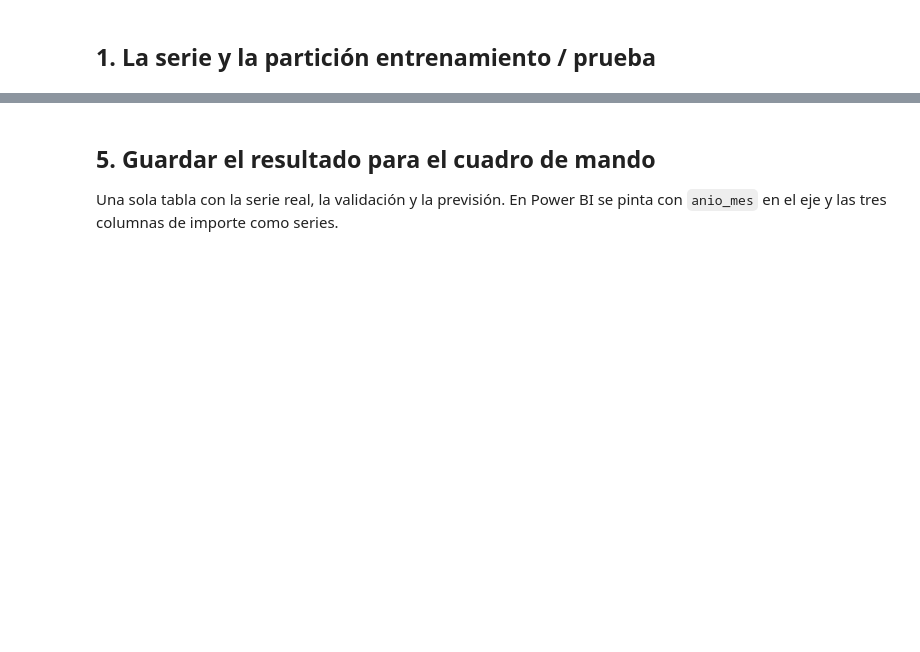
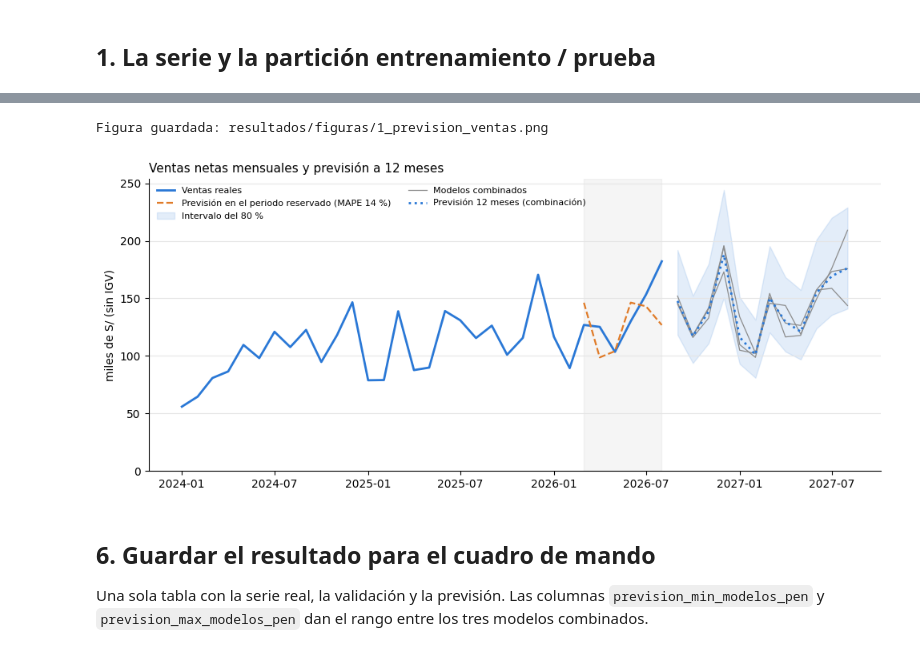
Before and after one commit to rudofra-lang/tfe-bi-ia-pyme, a Jupyter notebook: ml/01_prevision_ventas.ipynb, the cells around one changed output, grey strips where cells are left out. Cells and saved outputs as stored; diff of their text form; code cells hidden in the pictures; blank space fills up the shorter version.

Commit message:
Correcciones de la segunda entrega: previsión, conversión, riesgo de cobro y validación de enlaces

```diff
--- a/ml/01_prevision_ventas.ipynb
+++ b/ml/01_prevision_ventas.ipynb
@@ -110,0 +150,30 @@ print(f'Previsión de los próximos 12:    S/ {prevision_12.sum():,.0f}  ({(prev
+# %%
+H = 12
+meses_futuros = pd.period_range(serie.index[-1] + 1, periods=H, freq='M')
+por_modelo = pd.DataFrame({nombre: f(serie, H) for nombre, f in COMPONENTES.items()}, index=meses_futuros)
+prevision_12 = por_modelo.mean(axis=1).values
+
+# Errores reales de la combinación (logaritmo de real / previsto) desde cada origen posible
+errores_log = []
+for origen in range(24, len(serie)):
+    real = serie[origen:].values
+    errores_log += list(np.log(real / candidatos[COMBINACION](serie[:origen], len(real))))
+errores_log = np.array(errores_log)
+sesgo = errores_log.mean()            # en estas pruebas la previsión se quedó corta de media
+dispersion = errores_log - sesgo      # el intervalo usa solo la dispersión, centrada en la previsión
+lim_inf = prevision_12 * np.exp(np.percentile(dispersion, 10))
+lim_sup = prevision_12 * np.exp(np.percentile(dispersion, 90))
+
+rng = np.random.default_rng(SEMILLA)
+totales = (prevision_12 * np.exp(rng.choice(dispersion, size=(10000, H)))).sum(axis=1)
+total_inf, total_sup = np.percentile(totales, [10, 90])
+
+ultimos_12 = serie[-12:].sum()
+print(f'Errores de previsión usados para el intervalo: {len(errores_log)}; sesgo medio: la venta real fue un {(np.exp(sesgo) - 1) * 100:+.1f} % respecto a lo previsto')
+print(f'Ventas de los últimos 12 meses:  S/ {ultimos_12:,.0f}')
+print(f'Previsión de los próximos 12:    S/ {prevision_12.sum():,.0f}  ({(prevision_12.sum() / ultimos_12 - 1) * 100:+.1f} %)')
+print(f'  intervalo del 80 % del total:  S/ {total_inf:,.0f} a S/ {total_sup:,.0f}')
+print(f'  rango entre modelos:           S/ {por_modelo.sum().min():,.0f} a S/ {por_modelo.sum().max():,.0f} '
+      f'({(por_modelo.sum().min() / ultimos_12 - 1) * 100:+.1f} % a {(por_modelo.sum().max() / ultimos_12 - 1) * 100:+.1f} %)')
+mes_max = int(np.argmax(prevision_12))
+print(f'Mes más alto: {meses_futuros[mes_max]}  S/ {prevision_12[mes_max]:,.0f}  (80 %: {lim_inf[mes_max]:,.0f} a {lim_sup[mes_max]:,.0f})')
@@ -111,20 +187,27 @@ print(f'Previsión de los próximos 12:    S/ {prevision_12.sum():,.0f}  ({(prev
 # %%
-fig, ax = plt.subplots(figsize=(10, 4.2))
+fig, ax = plt.subplots(figsize=(10, 4.4))
+t_fut = meses_futuros.to_timestamp()
 ax.plot(serie.index.to_timestamp(), serie.values / 1000, color=AZUL, lw=2, label='Ventas reales')
 ax.plot(prueba.index.to_timestamp(), prev_reserva / 1000, color=NARANJA, lw=1.6, ls='--',
         label=f'Previsión en el periodo reservado (MAPE {mape(prueba, prev_reserva):.0f} %)')
-ax.plot(meses_futuros.to_timestamp(), prevision_12 / 1000, color=AZUL, lw=2, ls=':', label='Previsión 12 meses')
-ax.fill_between(meses_futuros.to_timestamp(), lim_inf / 1000, lim_sup / 1000, color=AZUL, alpha=.15, label='Intervalo del 80 %')
+ax.fill_between(t_fut, lim_inf / 1000, lim_sup / 1000, color=AZUL, alpha=.13, label='Intervalo del 80 %')
+for i, nombre in enumerate(por_modelo.columns):
+    ax.plot(t_fut, por_modelo[nombre] / 1000, color=GRIS, lw=.9, label='Modelos combinados' if i == 0 else None)
+ax.plot(t_fut, prevision_12 / 1000, color=AZUL, lw=2, ls=':', label='Previsión 12 meses (combinación)')
+ax.axvspan(prueba.index[0].to_timestamp(), prueba.index[-1].to_timestamp(), color='#000', alpha=.04)
 ax.set_ylim(bottom=0)
 ax.yaxis.set_major_formatter(mticker.StrMethodFormatter('{x:,.0f}'))
 estilo(ax, 'Ventas netas mensuales y previsión a 12 meses', 'miles de S/ (sin IGV)')
-ax.legend(frameon=False, fontsize=8, loc='upper left')
+ax.legend(frameon=False, fontsize=8, loc='upper left', ncol=2)
 guardar_figura(fig, '1_prevision_ventas')
 plt.show()
+# %% [output]
+Figura guardada: resultados/figuras/1_prevision_ventas.png
+[figure, added]
 # %% [markdown]
-## 5. Guardar el resultado para el cuadro de mando
+## 6. Guardar el resultado para el cuadro de mando
 
-Una sola tabla con la serie real, la validación y la previsión. En Power BI se pinta con `anio_mes` en el eje y las tres columnas de importe como series.
+Una sola tabla con la serie real, la validación y la previsión. Las columnas `prevision_min_modelos_pen` y `prevision_max_modelos_pen` dan el rango entre los tres modelos combinados.
 # %%
 prevision = pd.concat([
     pd.DataFrame({'anio_mes': serie.index.astype(str), 'tipo': 'REAL', 'ventas_reales_pen': serie.values}),
```
Also changed, not shown: parts of 19 cells of this notebook, 11 other files.
